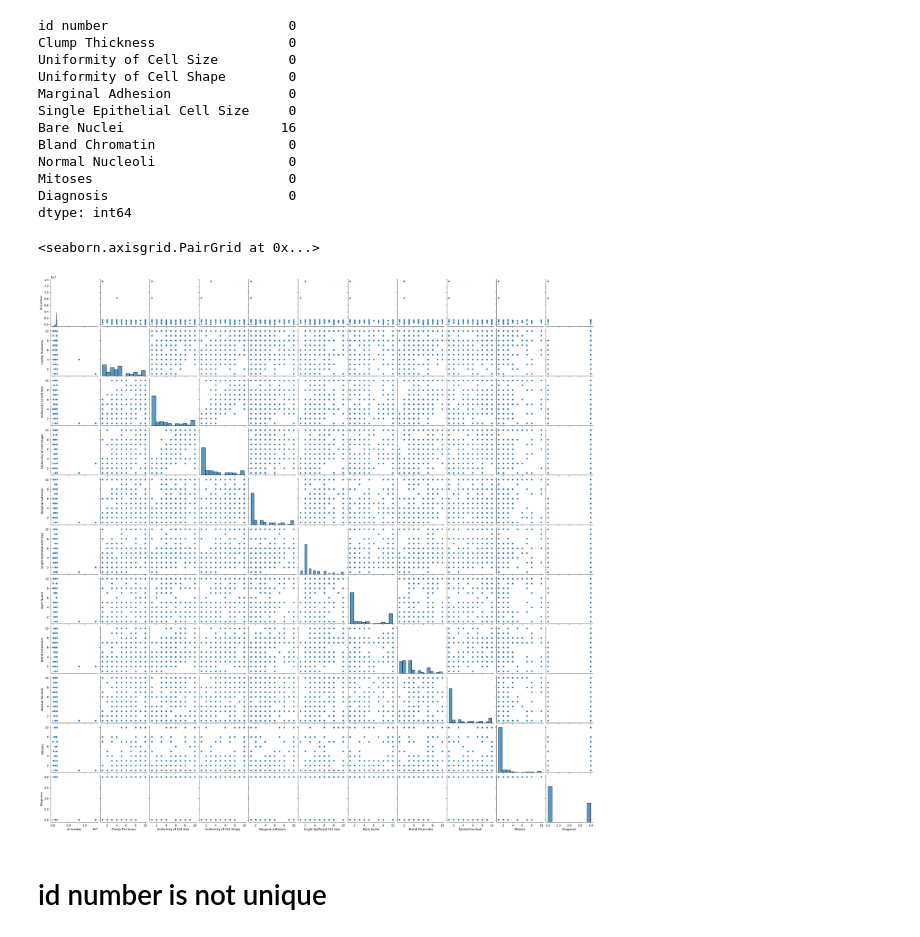
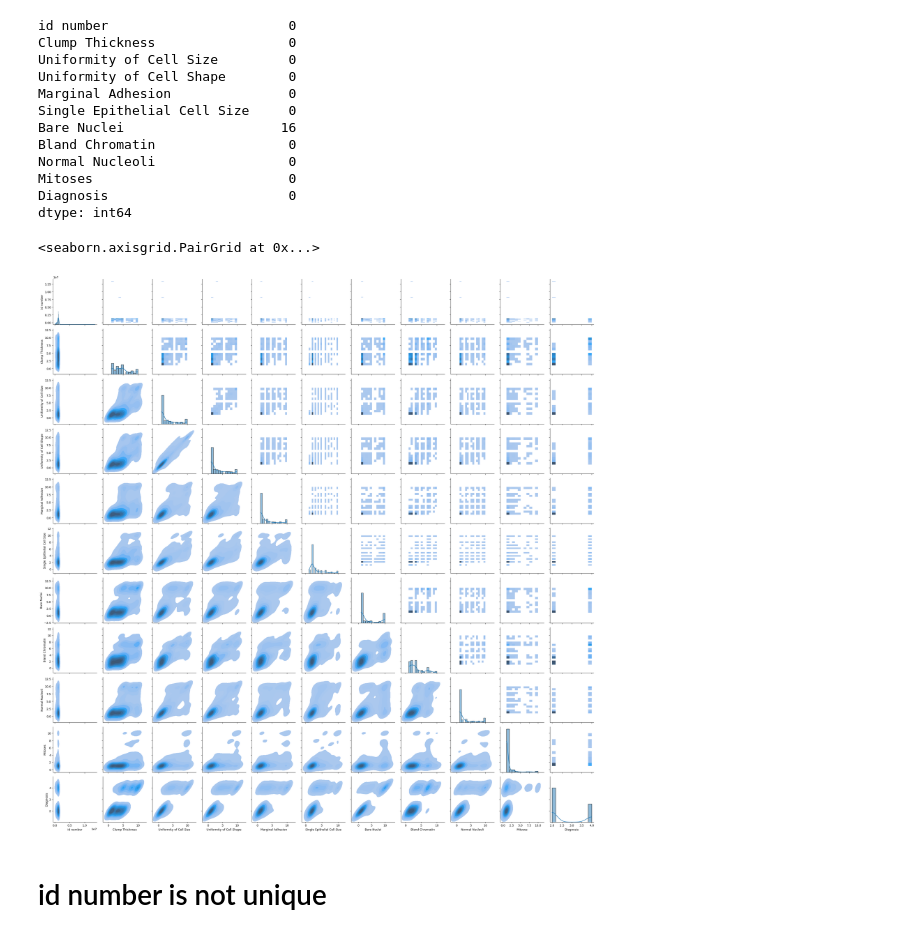
Before and after one commit to Raaaii/Breast_Cancer_ML-DL, a Jupyter notebook: preprocessingAndFeatureSelection/preprocessingAndFeatureSelection.ipynb, the cells around one changed output. Drawn from its saved outputs; the diff is of its cells as text; code cells hidden in the pictures.

```diff
--- a/preprocessingAndFeatureSelection/preprocessingAndFeatureSelection.ipynb
+++ b/preprocessingAndFeatureSelection/preprocessingAndFeatureSelection.ipynb
@@ -69,10 +69,13 @@ dtype: int64
 # %%
 import seaborn as sns
 # %%
-sns.pairplot(wisconsinDiagnosis0)
+g = sns.PairGrid(wisconsinDiagnosis0)
+g.map_upper(sns.histplot)
+g.map_lower(sns.kdeplot, fill=True)
+g.map_diag(sns.histplot, kde=True)
 # %% [output]
 <seaborn.axisgrid.PairGrid at 0x...>
-[figure, old version]
+[figure, new version]
 # %% [markdown]
 # id number is not unique
 # %%
```
Also changed, not shown: parts of 49 cells of this notebook.
